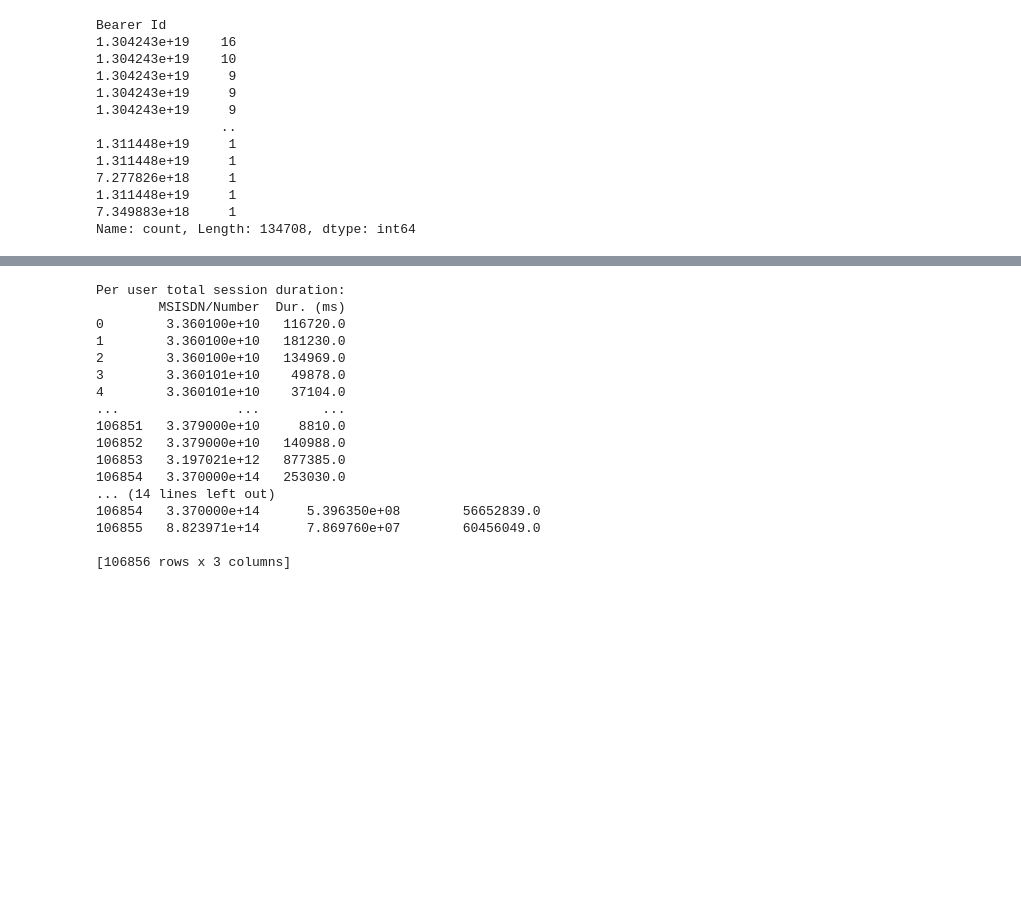
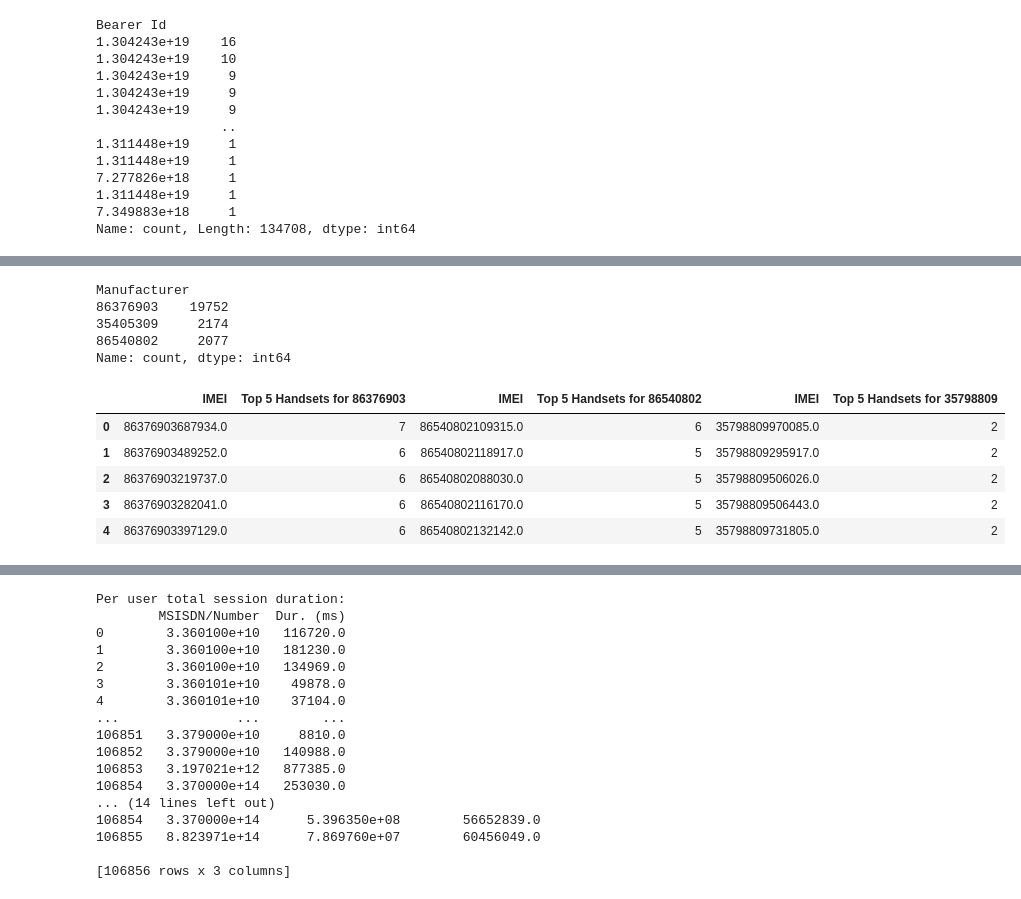
Before and after one commit to HabtamuFeyera/TellComm_Analysis, a Jupyter notebook: myModularization.ipynb, the cells around one changed output, grey strips where cells are left out. Drawn from its saved outputs; the diff is of its cells as text; code cells hidden in the pictures; blank space fills up the shorter version.

```diff
--- a/myModularization.ipynb
+++ b/myModularization.ipynb
@@ -122,0 +127,17 @@ Name: count, Length: 134708, dtype: int64
+# %%
+user_analysis.top_3_manufacturers()
+# %% [output]
+Manufacturer
+86376903    19752
+35405309     2174
+86540802     2077
+Name: count, dtype: int64
+# %%
+user_analysis.top_5_handsets_per_manufacturer()
+# %% [output]
+|  | IMEI | Top 5 Handsets for 86376903 | IMEI | Top 5 Handsets for 86540802 | IMEI | Top 5 Handsets for 35798809 |
+| 0 | 86376903687934.0 | 7 | 86540802109315.0 | 6 | 35798809970085.0 | 2 |
+| 1 | 86376903489252.0 | 6 | 86540802118917.0 | 5 | 35798809295917.0 | 2 |
+| 2 | 86376903219737.0 | 6 | 86540802088030.0 | 5 | 35798809506026.0 | 2 |
+| 3 | 86376903282041.0 | 6 | 86540802116170.0 | 5 | 35798809506443.0 | 2 |
+| 4 | 86376903397129.0 | 6 | 86540802132142.0 | 5 | 35798809731805.0 | 2 |
```
Also changed, not shown: parts of 16 cells of this notebook, 1 other file.
